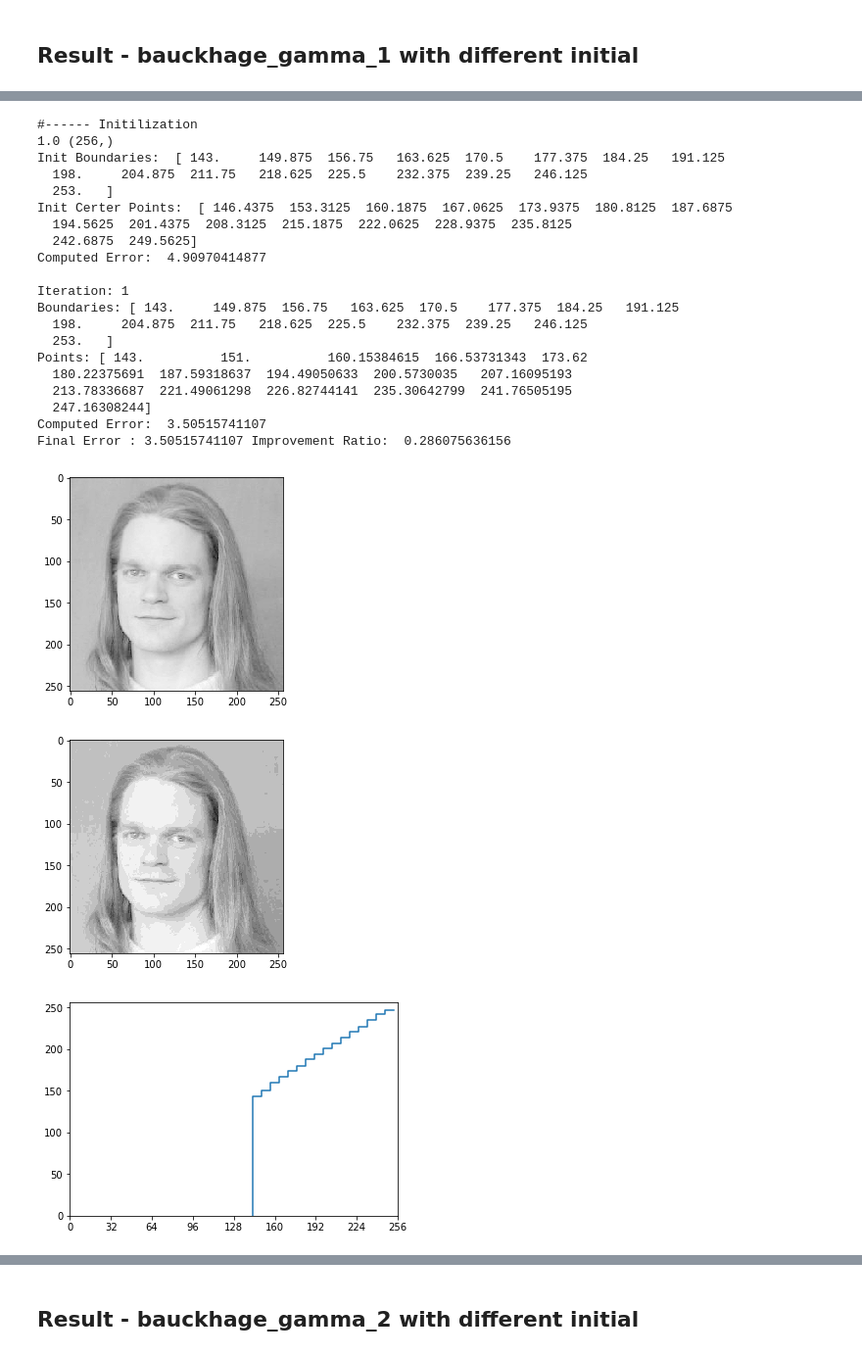
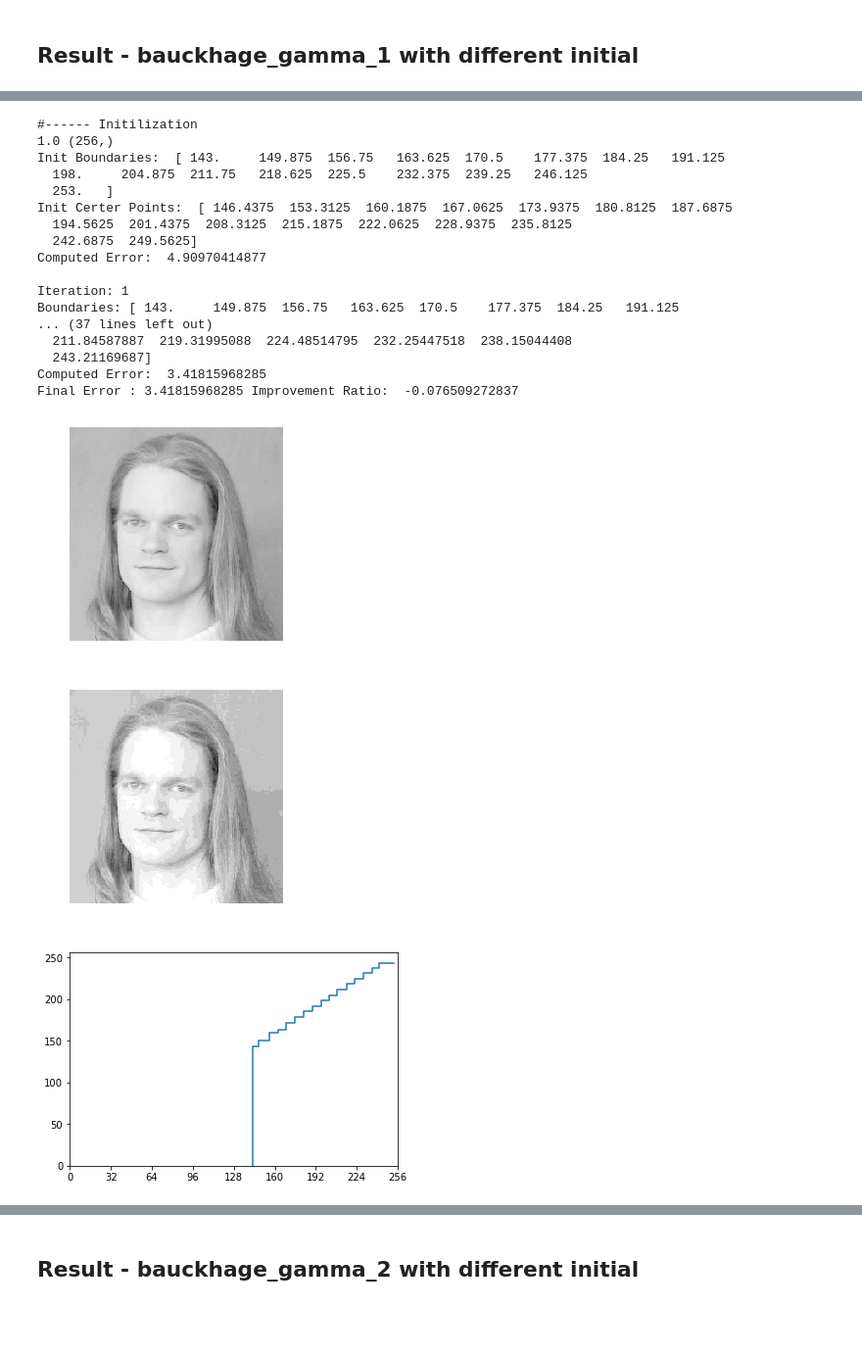
Before and after one commit to omartrinidad/image_processing, a Jupyter notebook: project_01/Task1.ipynb, the cells around one changed output, grey strips where cells are left out. Shown at 98% size. Saved outputs shown, nothing was run; the diff lists cells and outputs as text; code cells hidden in the pictures; blank space fills up the shorter version.

```diff
--- a/project_01/Task1.ipynb
+++ b/project_01/Task1.ipynb
@@ -115,7 +126,6 @@ def lloydAlgorithm(imgData, levels=2, initType=1, maxIterations =200, errorThres
         #update boundaries
         for i in range(1, levels):
             if (pointsBv[i-1] != 0 and pointsBv[i] != 0):
-#             if (pointsBv[i] > pointsBv[i-1]):
                 boundaries[i] = (pointsBv[i] + pointsBv[i-1])/2.0
         print ("Boundaries:", boundaries)
 
@@ -138,8 +148,8 @@ def lloydAlgorithm(imgData, levels=2, initType=1, maxIterations =200, errorThres
 
         if (iterationCount >= maxIterations
             or currentError <= errorThreshold
-            or abs(1. - currentError/prevError) < improveThreshold):
-            print ("Final Error :", currentError, "Improvement Ratio: ", abs(1. - currentError/prevError))
+            or (1. - currentError/prevError) < improveThreshold):
+            print ("Final Error :", currentError, "Improvement Ratio: ", (1. - currentError/prevError))
             stopFlag = True
 
     rows, cols = imgData.shape
@@ -152,8 +162,10 @@ def lloydAlgorithm(imgData, levels=2, initType=1, maxIterations =200, errorThres
             newImgData[i,j] = pointsBv[k]
 
     plt.imshow(imgData, cmap='gray')
+    plt.axis('off')
     plt.show()
     plt.imshow(newImgData, cmap='gray')
+    plt.axis('off')
     plt.show()
     plotStep(boundaries, pointsBv)
 
@@ -676,26 +688,23 @@ Final Error : 11.5383041493 Improvement Ratio:  0.0
 # %%
-lloydAlgorithm(bauckhage_gamma_1, levels=16, initType=2)
+lloydAlgorithm(bauckhage_gamma_1, levels=16, initType=2, maxIterations=200, errorThreshold=1., improveThreshold=0.0001)
 # %% [output]
 #------ Initilization
 1.0 (256,)
 Init Boundaries:  [ 143.     149.875  156.75   163.625  170.5    177.375  184.25   191.125
   198.     204.875  211.75   218.625  225.5    232.375  239.25   246.125
   253.   ]
 Init Certer Points:  [ 146.4375  153.3125  160.1875  167.0625  173.9375  180.8125  187.6875
   194.5625  201.4375  208.3125  215.1875  222.0625  228.9375  235.8125
   242.6875  249.5625]
 Computed Error:  4.90970414877
 
 Iteration: 1
 Boundaries: [ 143.     149.875  156.75   163.625  170.5    177.375  184.25   191.125
-  198.     204.875  211.75   218.625  225.5    232.375  239.25   246.125
-  253.   ]
-Points: [ 143.          151.          160.15384615  166.53731343  173.62
-  180.22375691  187.59318637  194.49050633  200.5730035   207.16095193
-  213.78336687  221.49061298  226.82744141  235.30642799  241.76505195
-  247.16308244]
-Computed Error:  3.50515741107
-Final Error : 3.50515741107 Improvement Ratio:  0.286075636156
+... (37 lines left out)
+  211.84587887  219.31995088  224.48514795  232.25447518  238.15044408
+  243.21169687]
+Computed Error:  3.41815968285
+Final Error : 3.41815968285 Improvement Ratio:  -0.076509272837
-[figure, old version]
+[figure, new version]
-[figure, old version]
+[figure, new version]
-[figure, old version]
+[figure, new version]
```
Also changed, not shown: parts of 24 cells of this notebook.
